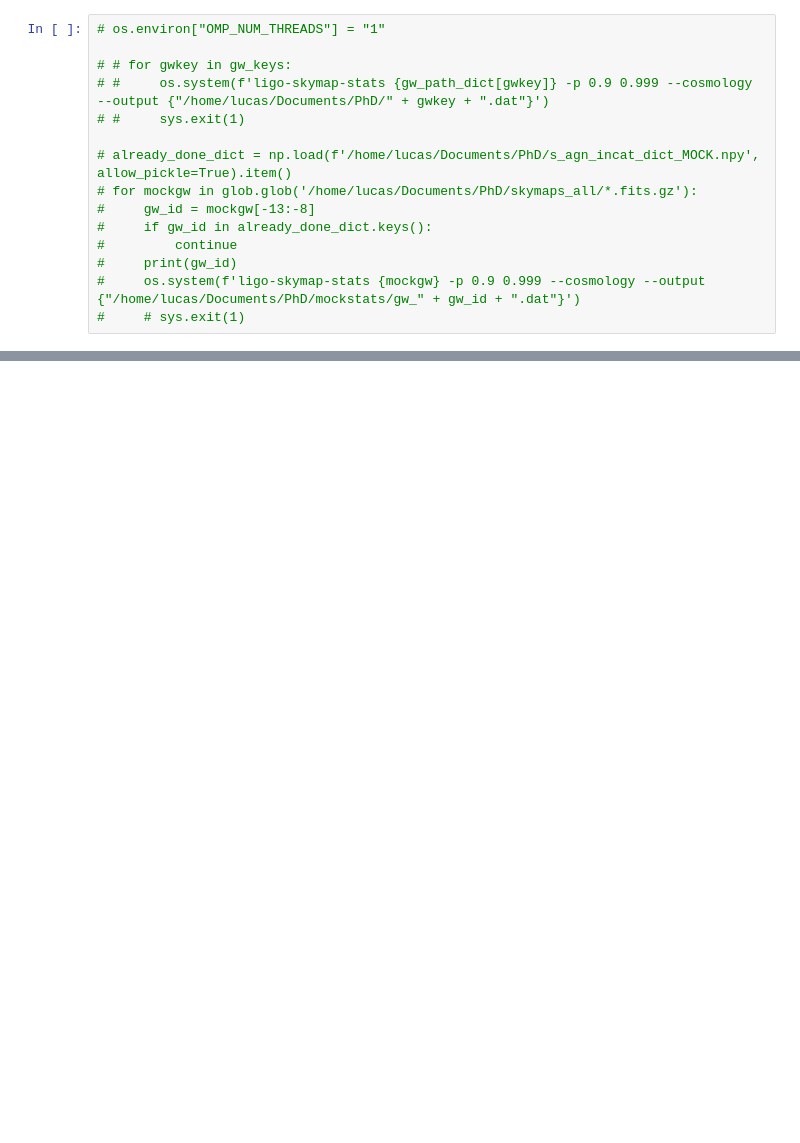
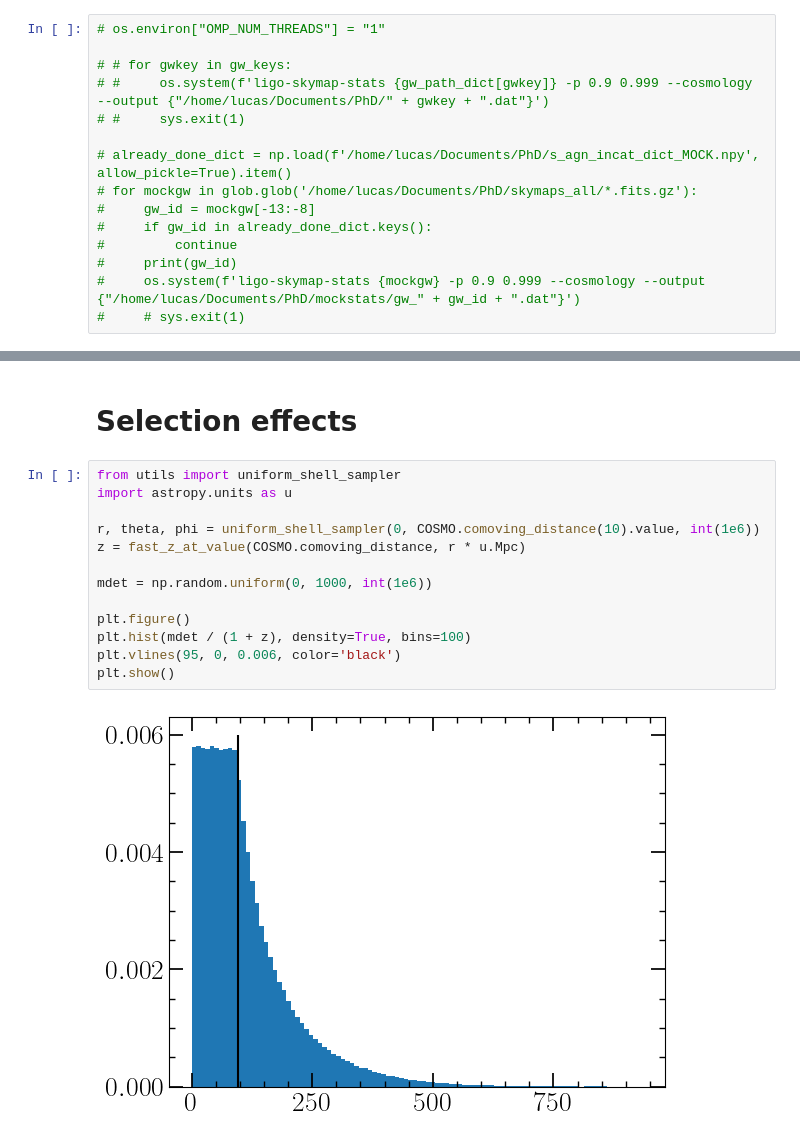
Before and after one commit to LucasPouw/darksirenpop, a Jupyter notebook: p26_posterior_analyzer.ipynb, the cells around one changed output, grey strips where cells are left out. Cells and saved outputs as stored; diff of their text form; blank space fills up the shorter version.

```diff
--- a/p26_posterior_analyzer.ipynb
+++ b/p26_posterior_analyzer.ipynb
@@ -576,0 +580,17 @@ plt.show()
+# %% [markdown]
+# Selection effects
+# %%
+from utils import uniform_shell_sampler
+import astropy.units as u
+
+r, theta, phi = uniform_shell_sampler(0, COSMO.comoving_distance(10).value, int(1e6))
+z = fast_z_at_value(COSMO.comoving_distance, r * u.Mpc)
+
+mdet = np.random.uniform(0, 1000, int(1e6))
+
+plt.figure()
+plt.hist(mdet / (1 + z), density=True, bins=100)
+plt.vlines(95, 0, 0.006, color='black')
+plt.show()
+# %% [output]
+[figure, added]
```
Also changed, not shown: parts of 17 cells of this notebook, 12 other files.
